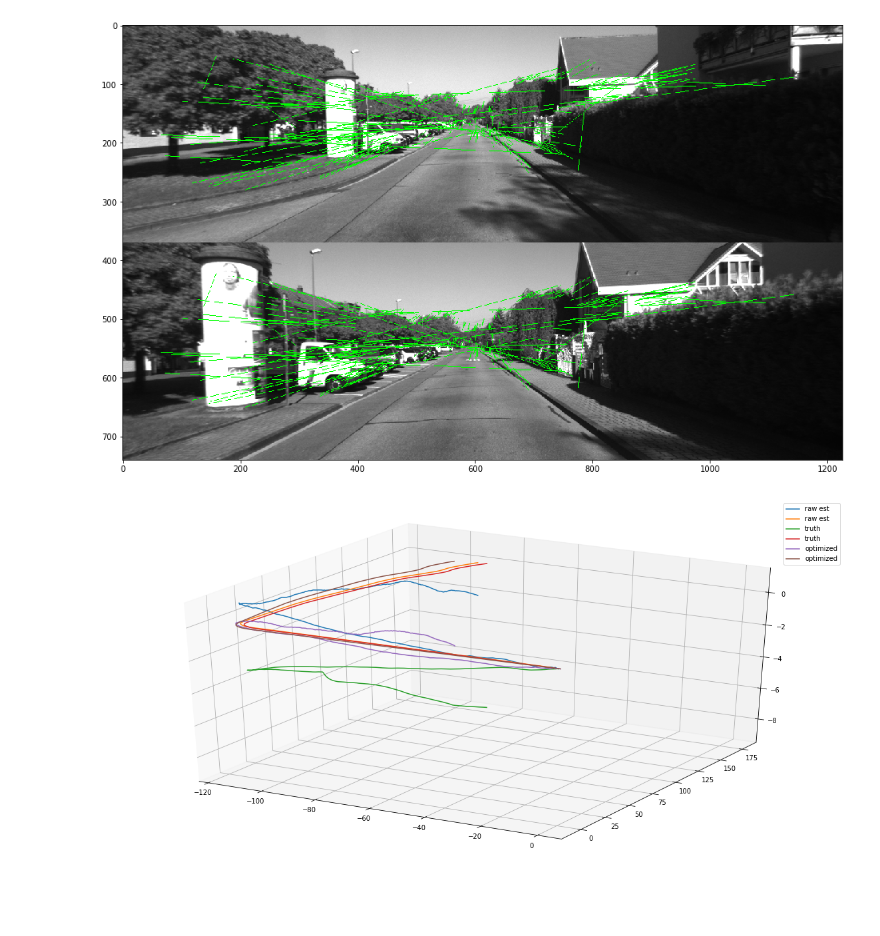
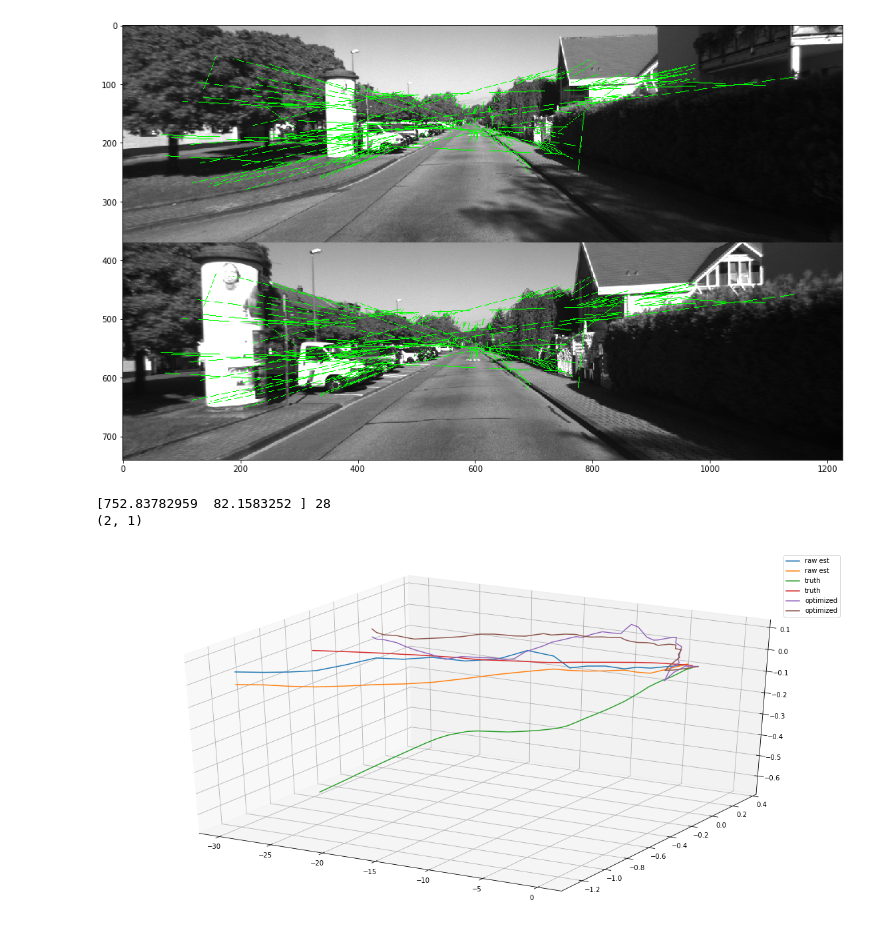
Before and after one commit to azazdeaz/test234, a Jupyter notebook: fields_ignition/scripts/slam.ipynb, the cells around one changed output. Drawn from its saved outputs; the diff is of its cells as text; code cells hidden in the pictures; blank space fills up the shorter version.

```diff
--- a/fields_ignition/scripts/slam.ipynb
+++ b/fields_ignition/scripts/slam.ipynb
@@ -216,7 +202,7 @@ p.estimate_transform(p.detectAndComputeFrame(0), p.detectAndComputeFrame(3))
 p = Processor("/images/*.png")
 
 frames = []
-for i in tqdm(range(400)):
+for i in tqdm(range(40)):
     frames.append(p.detectAndComputeFrame(i))
 # %%
 _, (im1, im2) = p.estimate_transform(frames[20], frames[30], True)
@@ -269,3 +255,23 @@ for i in tqdm(range(1, len(frames))):
         graph.add(gtsam.BetweenFactorPose3(i-1, i_ahead, gtsam.Pose3(rot, gtsam.Point3(x,y,z)), ODOMETRY_NOISE))
 
 track = np.array(track)
+# %%
+for frame, kp_idx in p.stars[0].observations.items():
+    print(np.array(frame.kps[kp_idx].pt), kp_idx)
+    print(np.array(frame.kps[kp_idx].pt)[:, np.newaxis].shape)
+    break
+# %% [output]
+[752.83782959  82.1583252 ] 28
+(2, 1)
+# %%
+noise = gtsam.noiseModel.Isotropic.Sigma(2, 1.0)
+K = gtsam.Cal3_S2(p.focal, p.focal, 0, p.pp[0], p.pp[1])
+p.stars.sort(reverse=True, key=lambda s: len(s.observations))
+best_stars = p.stars[:1000]
+for star in best_stars:
+    for frame, kp_index in star.observations.items():
+        xy = np.array(frame.kps[kp_idx].pt, dtype=np.float64)
+        graph.add(gtsam.GenericProjectionFactorCal3_S2(xy, noise, frame.id, star.symbol, K))
+# %%
+for star in best_stars:
+    initial_estimate.insert(star.symbol, np.array([0.0, 0.0, 0.0]))
@@ -272,12 +282,26 @@ track = np.array(track)
 # %%
 parameters = gtsam.GaussNewtonParams()
 
-# Stop iterating once the change in error between steps is less than this value
-parameters.setRelativeErrorTol(1e-5)
-# Do not perform more than N iteration steps
-parameters.setMaxIterations(100)
-# Create the optimizer ...
-optimizer = gtsam.GaussNewtonOptimizer(graph, initial_estimate, parameters)
+def dogleg_optimizer():
+    params = gtsam.DoglegParams()
+    params.setVerbosity('TERMINATION')
+    return DoglegOptimizer(graph, initial_estimate, params)
+
+def gauss_newton_optimizer():
+    # Stop iterating once the change in error between steps is less than this value
+    parameters.setRelativeErrorTol(1e-5)
+    # Do not perform more than N iteration steps
+    parameters.setMaxIterations(1000)
+    # Create the optimizer ...
+    return gtsam.GaussNewtonOptimizer(graph, initial_estimate, parameters)
+
+def lm_optimizer():
+    params = gtsam.LevenbergMarquardtParams()
+    params.setVerbosityLM("ERROR")
+    return gtsam.LevenbergMarquardtOptimizer(graph, initial, params)
+
+
+optimizer = dogleg_optimizer()
 # ... and optimize
 result = optimizer.optimize()
 # print("Final Result:\n{}".format(result))
@@ -294,23 +318,23 @@ marginals = gtsam.Marginals(graph, result)
 # plt.axis('equal')
 # plt.show()
 # %%
-optimized = np.array([[result.atPose3(i).x(), result.atPose3(i).y(),result.atPose3(i).z()] for i in result.keys()])
+optimized = np.array([[result.atPose3(f.id).x(), result.atPose3(f.id).y(),result.atPose3(f.id).z()] for f in frames])
 
 plt.rcParams['legend.fontsize'] = 10
 
 fig = plt.figure()
 ax = fig.gca(projection='3d')
 
 def plot3(x, y, z, label):
     ax.plot(x, y, z, label=label)
     ax.plot(x, y, 0, label=label)
 
-plot3(track[:,0,2], track[:,0,0], track[:,0,1], label="raw est")
+plot3(track2[:,0,2], track2[:,0,0], track2[:,0,1], label="raw est")
 plot3(-track[:,1,2], track[:,1,0], track[:,1,1], label="truth")
 plot3(optimized[:,2], optimized[:,0], -optimized[:,1], label="optimized")
 ax.legend()
 
 plt.show()
 # track
 # %% [output]
-[figure, old version]
+[figure, new version]
```
Also changed, not shown: parts of 7 cells of this notebook.
